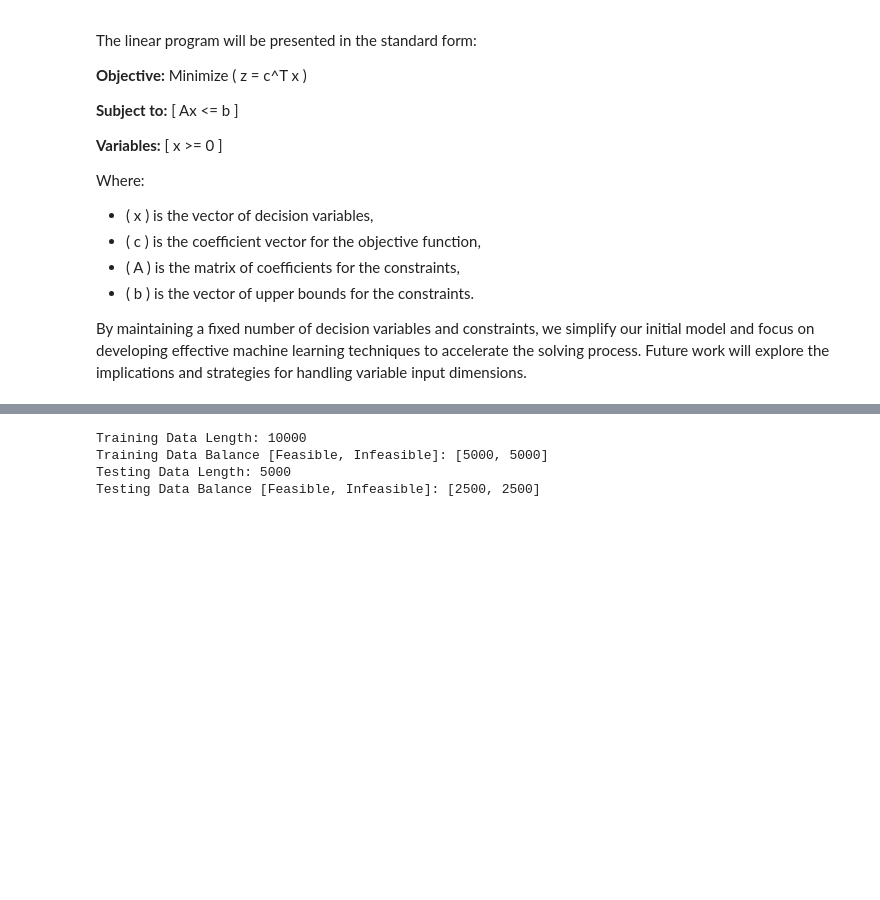
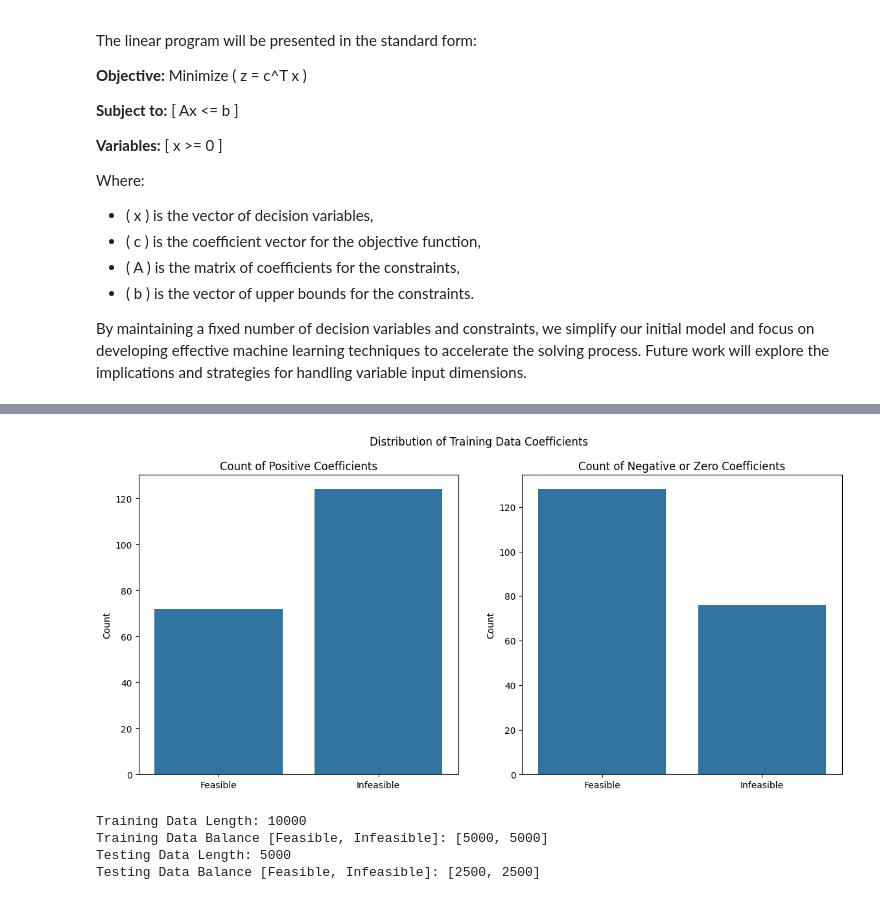
Before and after one commit to ericssimpson/convex-optimization-estimation, a Jupyter notebook: notebooks/main.ipynb, the cells around one changed output, grey strips where cells are left out. Cells and saved outputs as stored; diff of their text form; code cells hidden in the pictures; blank space fills up the shorter version.

```diff
--- a/notebooks/main.ipynb
+++ b/notebooks/main.ipynb
@@ -190,3 +190,50 @@ Example Entry:
+# %%
+# NOTE: This section visualizes the training data to understand its distribution and balance.
+
+import matplotlib.pyplot as plt
+import seaborn as sns
+import numpy as np
+
+def plot_training_data(training_data):
+    """
+    Plot the distribution of the training data.
+
+    Args:
+    training_data (list): The dataset to be visualized.
+    """
+    feasible_counts = [0, 0]
+    infeasible_counts = [0, 0]
+
+    for item in training_data:
+        if item[1] == 0:  # Feasible
+            feasible_counts[0] += np.sum(np.array(item[0][0]) > 0)
+            feasible_counts[1] += np.sum(np.array(item[0][0]) <= 0)
+        else:  # Infeasible
+            infeasible_counts[0] += np.sum(np.array(item[0][0]) > 0)
+            infeasible_counts[1] += np.sum(np.array(item[0][0]) <= 0)
+
+    categories = ['Feasible', 'Infeasible']
+    counts_positive = [feasible_counts[0], infeasible_counts[0]]
+    counts_negative = [feasible_counts[1], infeasible_counts[1]]
+
+    # Plotting the distribution
+    fig, ax = plt.subplots(1, 2, figsize=(14, 6))
+    sns.barplot(x=categories, y=counts_positive, ax=ax[0])
+    ax[0].set_title('Count of Positive Coefficients')
+    ax[0].set_ylabel('Count')
+
+    sns.barplot(x=categories, y=counts_negative, ax=ax[1])
+    ax[1].set_title('Count of Negative or Zero Coefficients')
+    ax[1].set_ylabel('Count')
+
+    plt.suptitle('Distribution of Training Data Coefficients')
+    plt.show()
+# %%
+# Example usage for visualization
+example_training_data = create_balanced_data(100)
+plot_training_data(example_training_data)
+# %% [output]
+[figure, added]
 # %%
 # NOTE: This section generates the training and testing data for the machine learning model.
 
```
Also changed, not shown: parts of 6 cells of this notebook, 14 other files.
